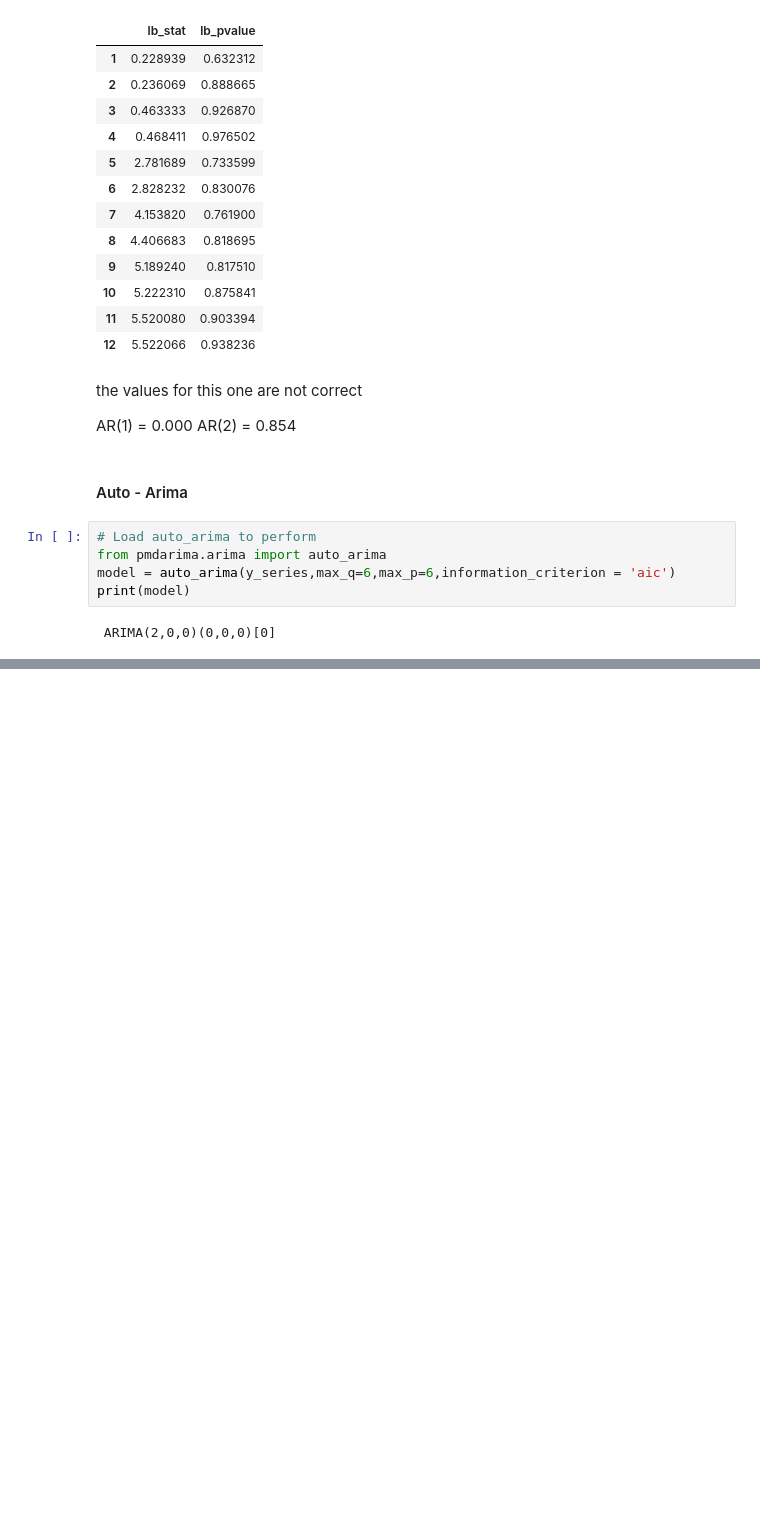
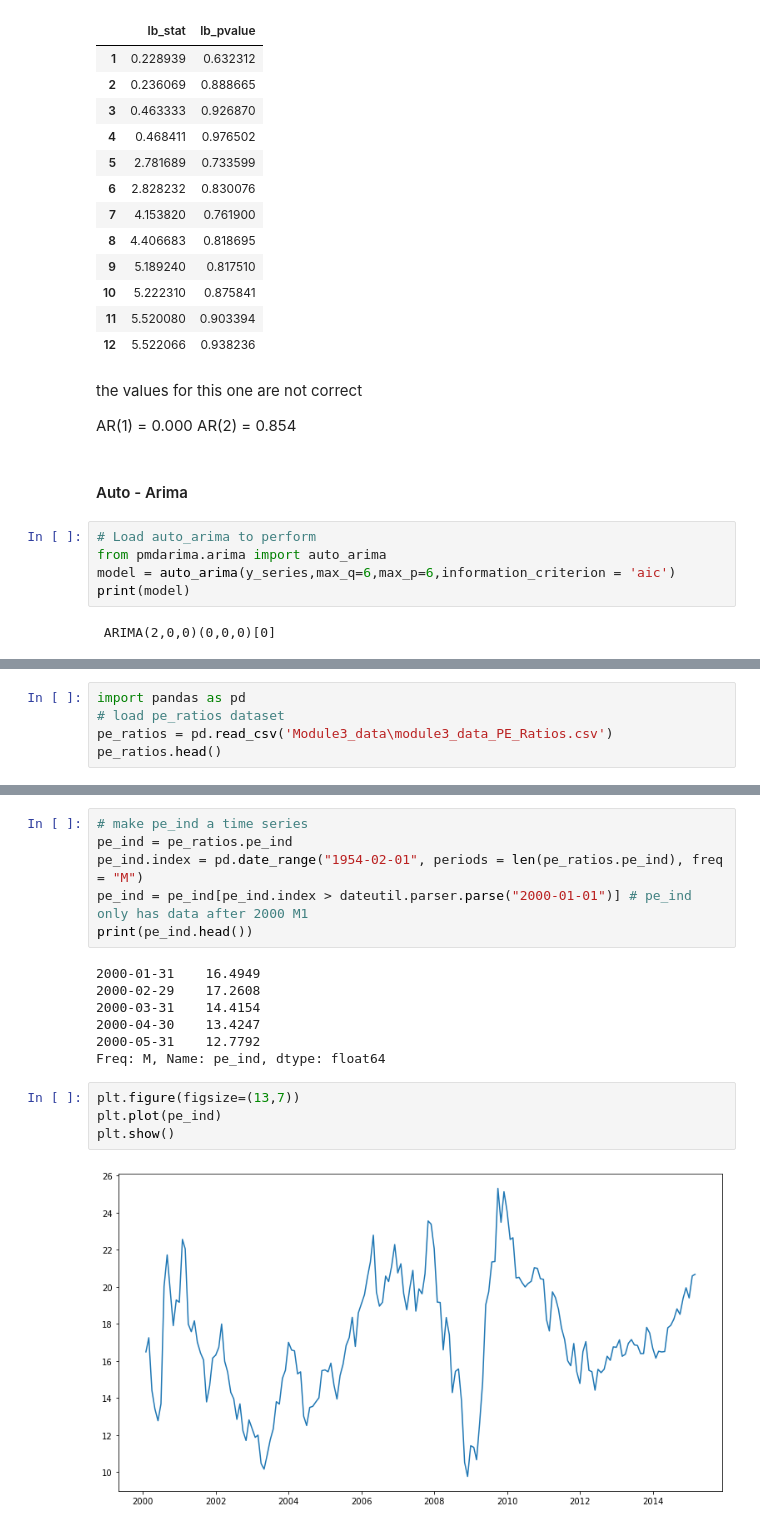
Before and after one commit to goncalosilvame/mf_forecasting, a Jupyter notebook: Module 3 - Questions.ipynb, the cells around one changed output, grey strips where cells are left out. Saved outputs shown, nothing was run; the diff lists cells and outputs as text; blank space fills up the shorter version.

```diff
--- a/Module 3 - Questions.ipynb
+++ b/Module 3 - Questions.ipynb
@@ -613,0 +614,5 @@ NameError: name 'bic' is not defined
+# %%
+import pandas as pd
+# load pe_ratios dataset
+pe_ratios = pd.read_csv('Module3_data\module3_data_PE_Ratios.csv')
+pe_ratios.head()
@@ -613,0 +626,19 @@ NameError: name 'bic' is not defined
+# %%
+# make pe_ind a time series
+pe_ind = pe_ratios.pe_ind
+pe_ind.index = pd.date_range("1954-02-01", periods = len(pe_ratios.pe_ind), freq = "M")
+pe_ind = pe_ind[pe_ind.index > dateutil.parser.parse("2000-01-01")] # pe_ind only has data after 2000 M1
+print(pe_ind.head())
+# %% [output]
+2000-01-31    16.4949
+2000-02-29    17.2608
+2000-03-31    14.4154
+2000-04-30    13.4247
+2000-05-31    12.7792
+Freq: M, Name: pe_ind, dtype: float64
+# %%
+plt.figure(figsize=(13,7))
+plt.plot(pe_ind)
+plt.show()
+# %% [output]
+[figure, added]
```
Also changed, not shown: parts of 24 cells of this notebook.
